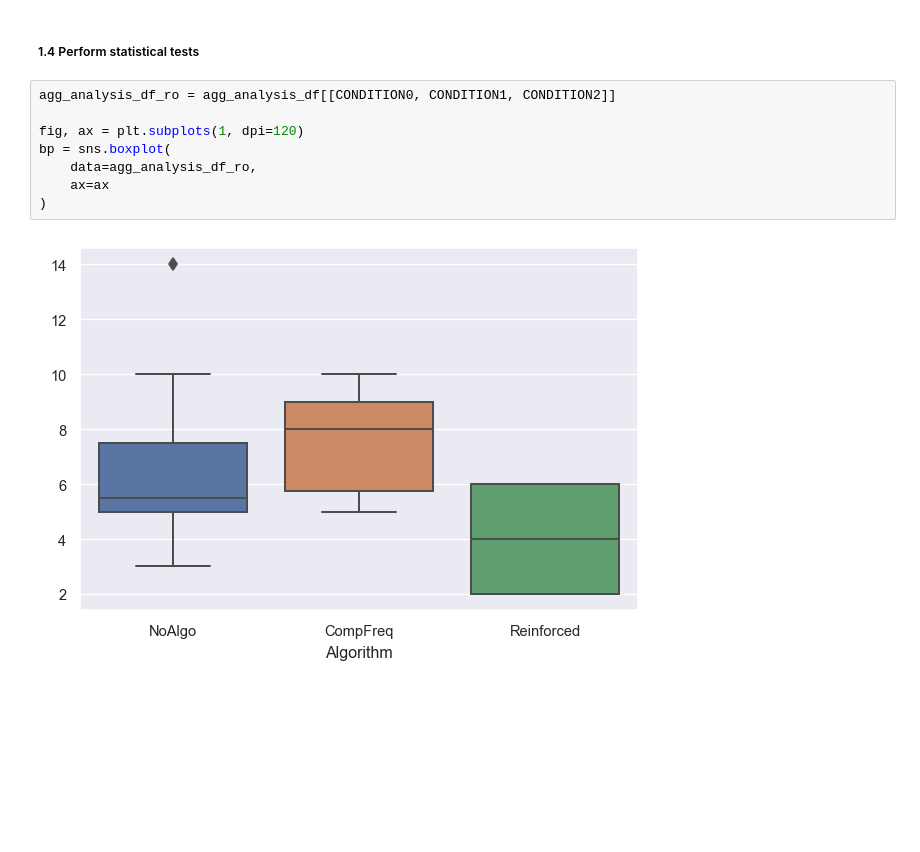
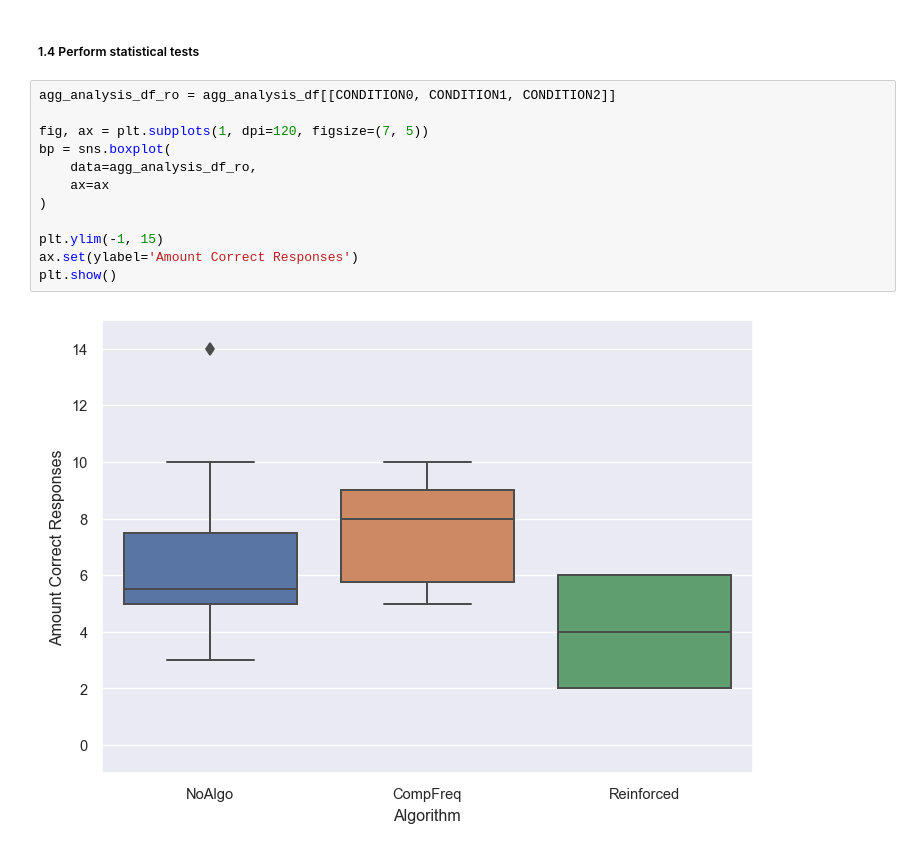
Before and after one commit to VoggLyster/MMPCExperiment, a Jupyter notebook: MMPC_Data_Analysis/mmpc_data_analysis.ipynb, the cells around one changed output. Saved outputs shown, nothing was run; the diff lists cells and outputs as text; blank space fills up the shorter version.

```diff
--- a/MMPC_Data_Analysis/mmpc_data_analysis.ipynb
+++ b/MMPC_Data_Analysis/mmpc_data_analysis.ipynb
@@ -249,13 +252,17 @@ cp = sns.catplot(
 # %%
 agg_analysis_df_ro = agg_analysis_df[[CONDITION0, CONDITION1, CONDITION2]]
 
-fig, ax = plt.subplots(1, dpi=120)
+fig, ax = plt.subplots(1, dpi=120, figsize=(7, 5))
 bp = sns.boxplot(
     data=agg_analysis_df_ro,
     ax=ax
 )
+
+plt.ylim(-1, 15)
+ax.set(ylabel='Amount Correct Responses')
+plt.show()
 # %% [output]
-[figure, old version]
+[figure, new version]
 # %%
 c0 = agg_analysis_df[CONDITION0].to_numpy()
 c1 = agg_analysis_df[CONDITION1].to_numpy()
```
Also changed, not shown: parts of 4 cells of this notebook.
